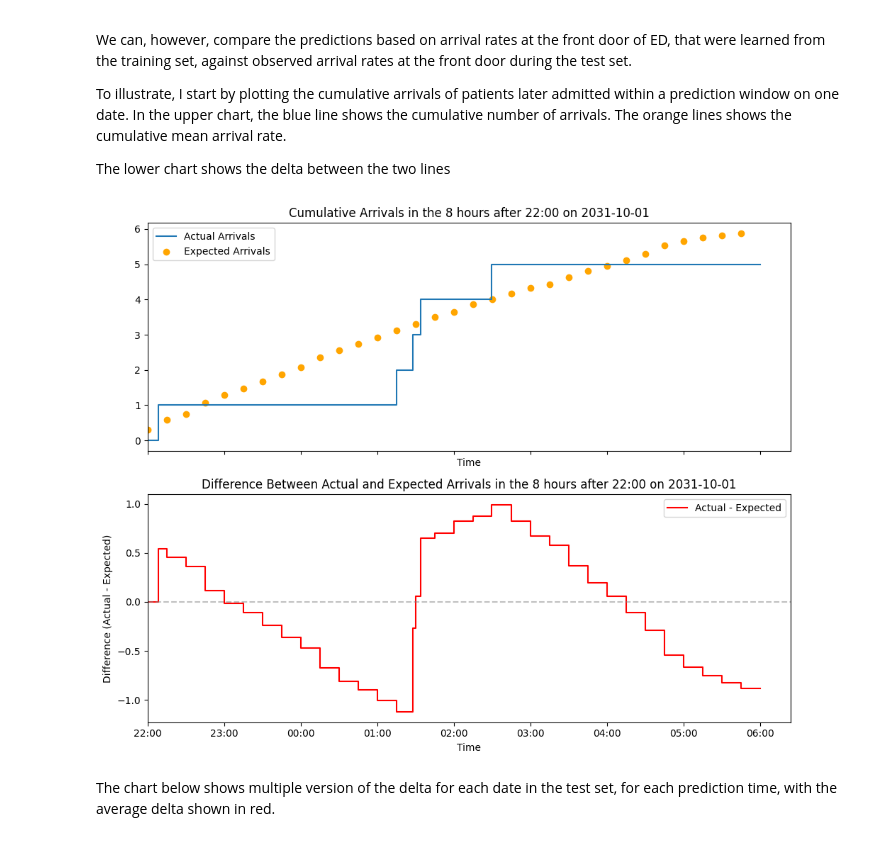
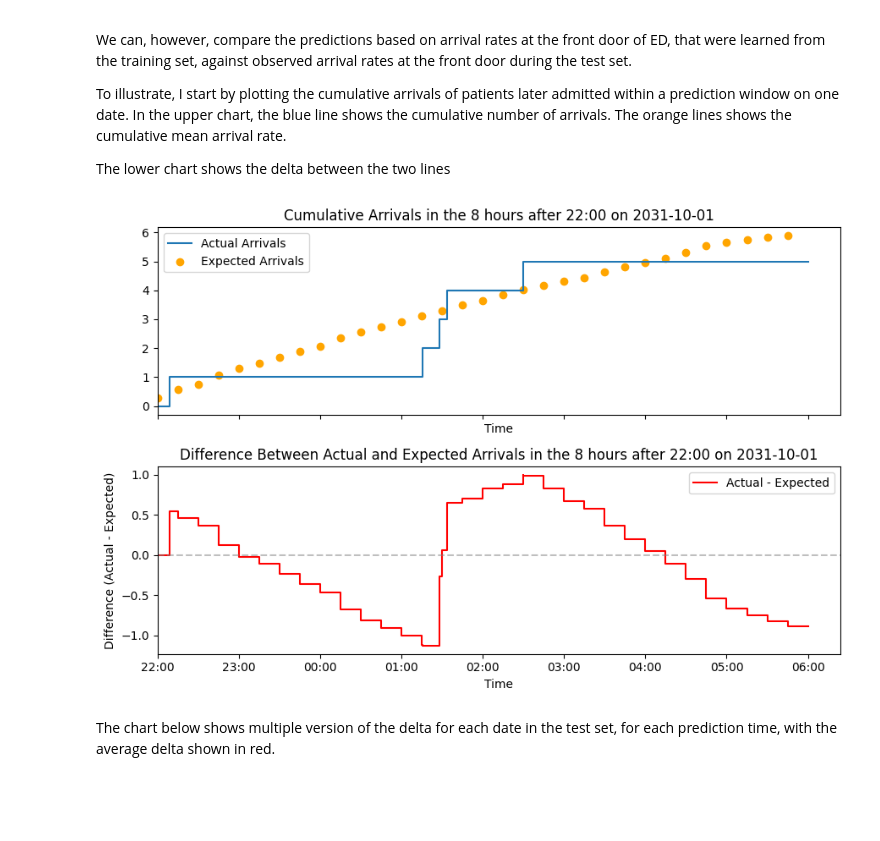
Before and after one commit to UCL-CORU/patientflow, a Jupyter notebook: notebooks/4c_Evaluate_emergency_demand_predictions.ipynb, the cells around one changed output. Drawn from its saved outputs; the diff is of its cells as text; code cells hidden in the pictures; blank space fills up the shorter version.

```diff
--- a/notebooks/4c_Evaluate_emergency_demand_predictions.ipynb
+++ b/notebooks/4c_Evaluate_emergency_demand_predictions.ipynb
@@ -444,19 +464,20 @@ The lower chart shows the delta between the two lines
 # %%
 from patientflow.viz.arrival_comparison import plot_arrival_comparison
 from datetime import timedelta
 
 plot_arrival_comparison(test_inpatient_arrivals_df,
                         prediction_time=(22,0),
                         snapshot_date=start_test_set,
                         show_delta=True,
                         prediction_window=timedelta(minutes=params["prediction_window"]),
-                        yta_time_interval = timedelta(minutes=params["yta_time_interval"])
+                        yta_time_interval = timedelta(minutes=params["yta_time_interval"]),
+                        fig_size=(9, 3)
                         )
 
 
 # plt.show()
 # %% [output]
-[figure, old version]
+[figure, new version]
 # %% [markdown]
 The chart below shows multiple version of the delta for each date in the test set, for each prediction time, with the average delta shown in red.
 # %%
```
Also changed, not shown: parts of 4 cells of this notebook, 17 other files.
